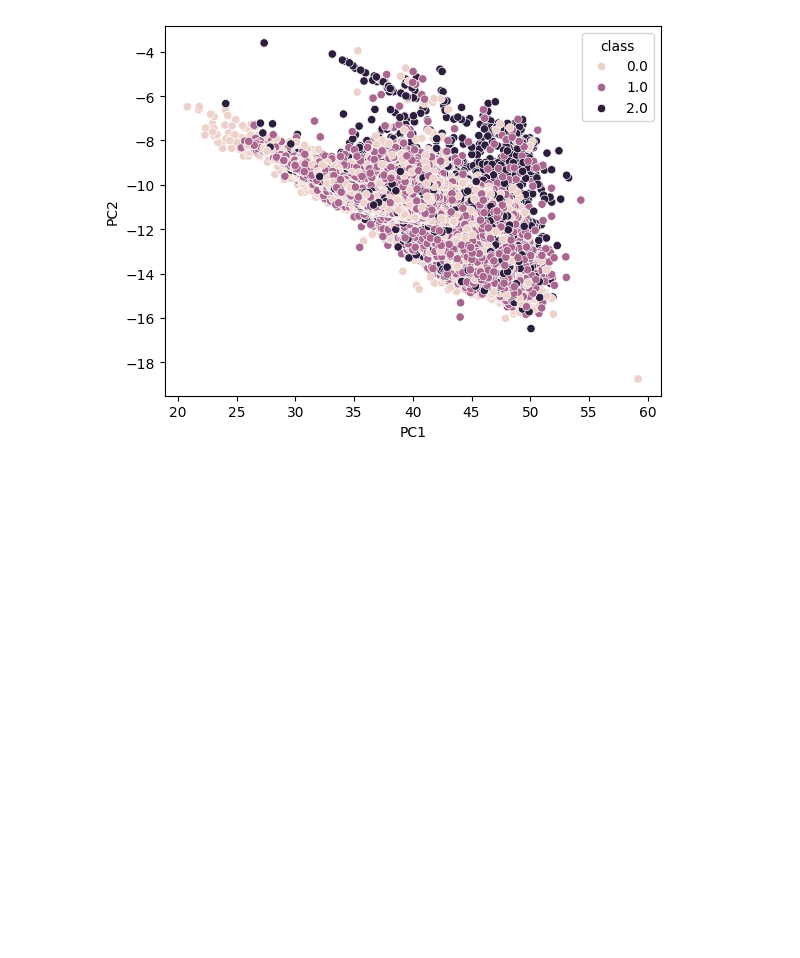
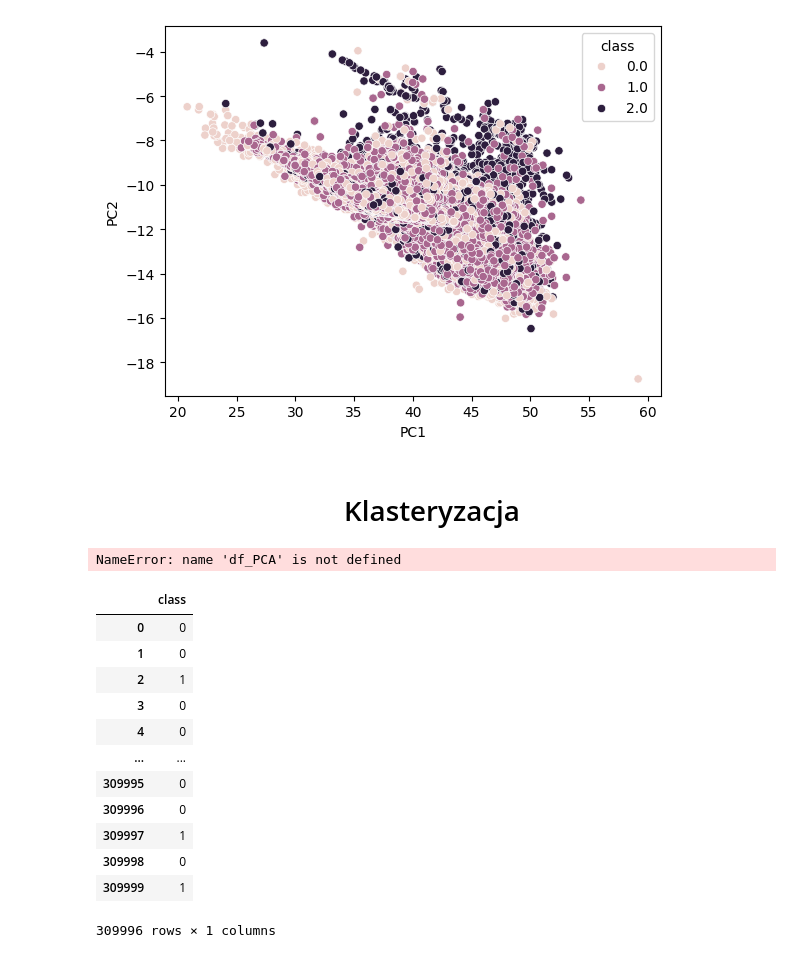
Before and after one commit to RadekJedrzejczyk/SSDS_DR15to18_DataExploration, a Jupyter notebook: Projekt.ipynb, the cells around one changed output. Saved outputs shown, nothing was run; the diff lists cells and outputs as text; code cells hidden in the pictures; blank space fills up the shorter version.

```diff
--- a/Projekt.ipynb
+++ b/Projekt.ipynb
@@ -281,3 +284,26 @@ sns.scatterplot(x='PC1',y='PC2',hue='class',data=df_PCA)
 # %% [output]
 <Axes: xlabel='PC1', ylabel='PC2'>
 [figure]
+# %% [markdown]
+<h1 align='center'> Klasteryzacja </h1>
+# %%
+df_PCA.isnull().sum()
+# %% [output]
+NameError: name 'df_PCA' is not defined
+# %%
+t = pd.DataFrame(y)
+t
+# %% [output]
+|  | class |
+| 0 | 0 |
+| 1 | 0 |
+| 2 | 1 |
+| 3 | 0 |
+| 4 | 0 |
+| ... | ... |
+| 309995 | 0 |
+| 309996 | 0 |
+| 309997 | 1 |
+| 309998 | 0 |
+| 309999 | 1 |
+309996 rows × 1 columns
```
Also changed, not shown: parts of 6 cells of this notebook.
